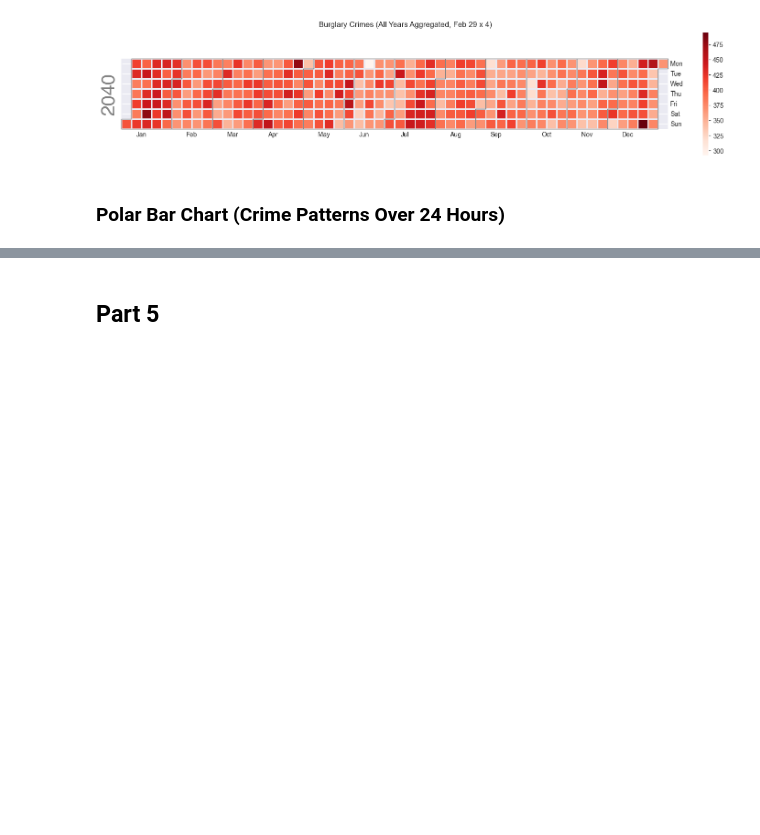
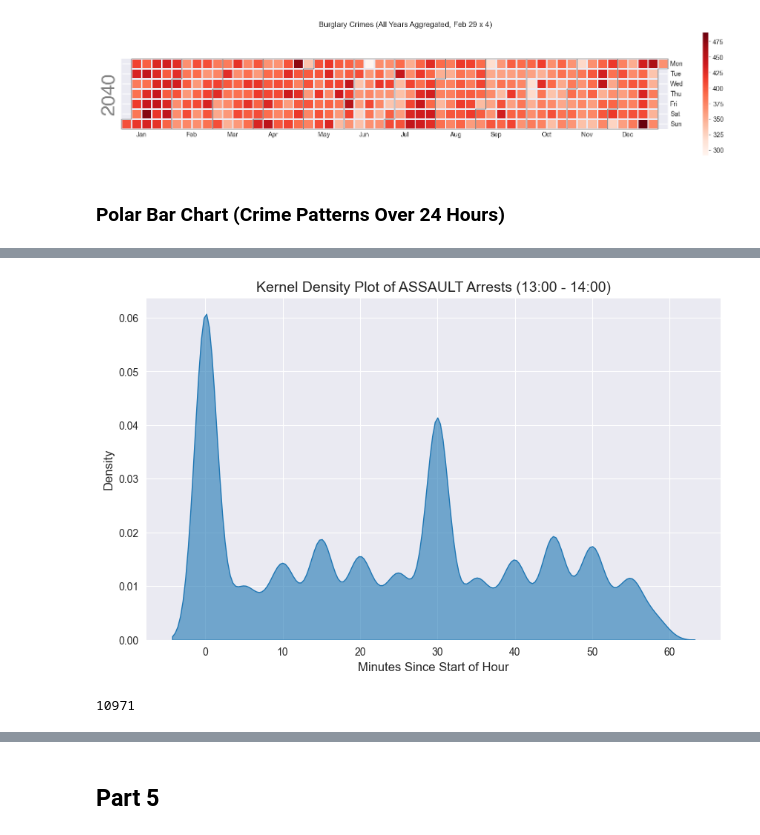
Before and after one commit to mathiaskrois/-socialdata2025-MMC-, a Jupyter notebook: Assignments/A1/A1.ipynb, the cells around one changed output, grey strips where cells are left out. Drawn from its saved outputs; the diff is of its cells as text; code cells hidden in the pictures; blank space fills up the shorter version.

```diff
--- a/Assignments/A1/A1.ipynb
+++ b/Assignments/A1/A1.ipynb
@@ -400,0 +502,25 @@ plt.show()
+# %%
+# Select the same crime type and hour range used in the jitter plot
+crime_type = "ASSAULT"
+selected_hour = 13
+
+df_filtered = df[(df['Category'] == crime_type) & (df['Hour'] == selected_hour)].copy()
+
+# Convert arrest times to minutes since start of the hour (e.g., 13:15 → 15 minutes)
+df_filtered['MinutesSinceHourStart'] = df_filtered['Minute']
+
+# Kernel Density Estimation (KDE) using seaborn
+plt.figure(figsize=(10, 6))
+sns.kdeplot(df_filtered['MinutesSinceHourStart'], bw_adjust=0.5, fill=True, alpha=0.6)
+
+# Labels and title
+plt.xlabel("Minutes Since Start of Hour", fontsize=12)
+plt.ylabel("Density", fontsize=12)
+plt.title(f"Kernel Density Plot of {crime_type} Arrests ({selected_hour}:00 - {selected_hour+1}:00)", fontsize=14)
+
+plt.show()
+
+print(len(df_filtered['MinutesSinceHourStart']))
+# %% [output]
+[figure, added]
+10971
```
Also changed, not shown: parts of 26 cells of this notebook.
